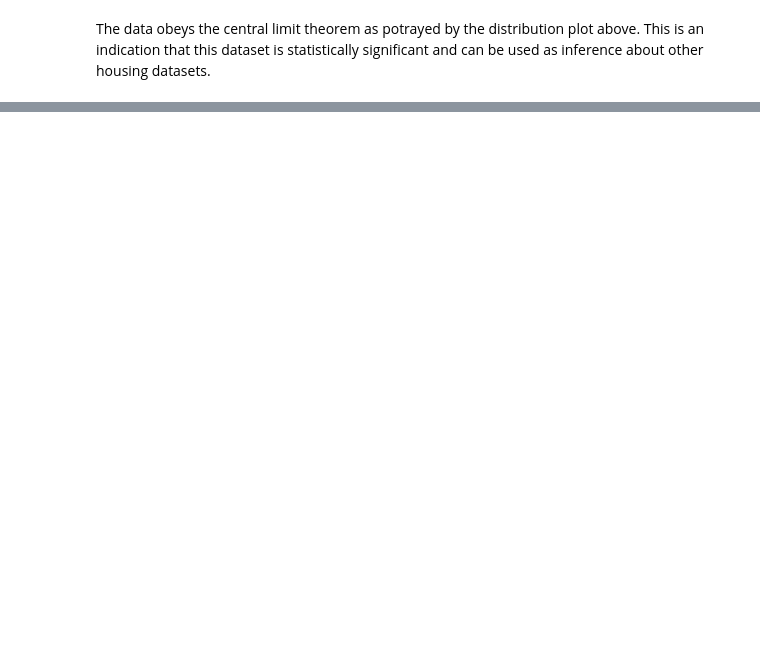
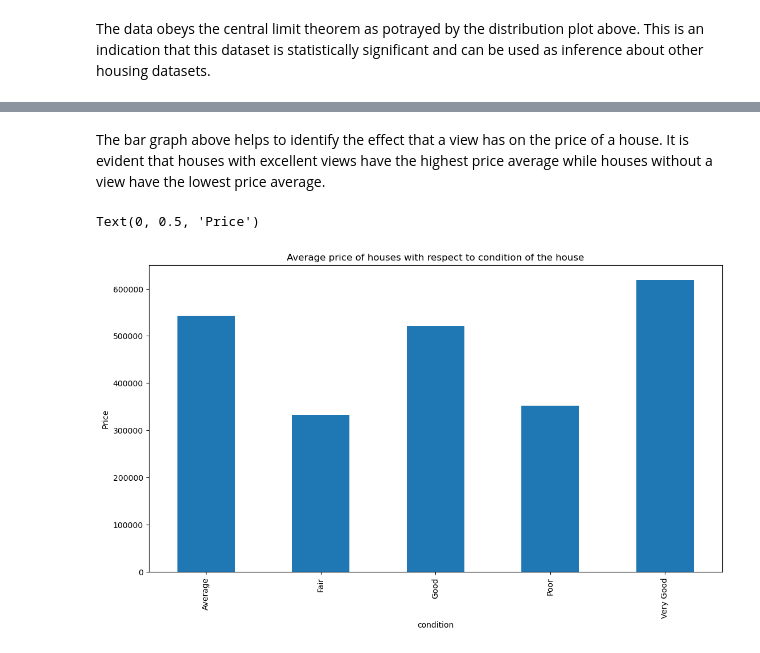
Before and after one commit to ngeny-brian/Phase-2-project, a Jupyter notebook: student.ipynb, the cells around one changed output, grey strips where cells are left out. Drawn from its saved outputs; the diff is of its cells as text; code cells hidden in the pictures; blank space fills up the shorter version.

```diff
--- a/student.ipynb
+++ b/student.ipynb
@@ -398,0 +416,11 @@ The data obeys the central limit theorem as potrayed by the distribution plot ab
+# %% [markdown]
+The bar graph above helps to identify the effect that a view has on the price of a house. It is evident that houses with excellent views have the highest price average while houses without a view have the lowest price average.
+# %%
+# group by condition and plot average price for each condition
+fig = plt.figure(figsize=(13,7))
+data.groupby("condition")['price'].mean().plot.bar(y="price", fig=fig)
+plt.title('Average price of houses with respect to condition of the house')
+plt.ylabel('Price')
+# %% [output]
+Text(0, 0.5, 'Price')
+[figure, added]
```
Also changed, not shown: parts of 32 cells of this notebook.
